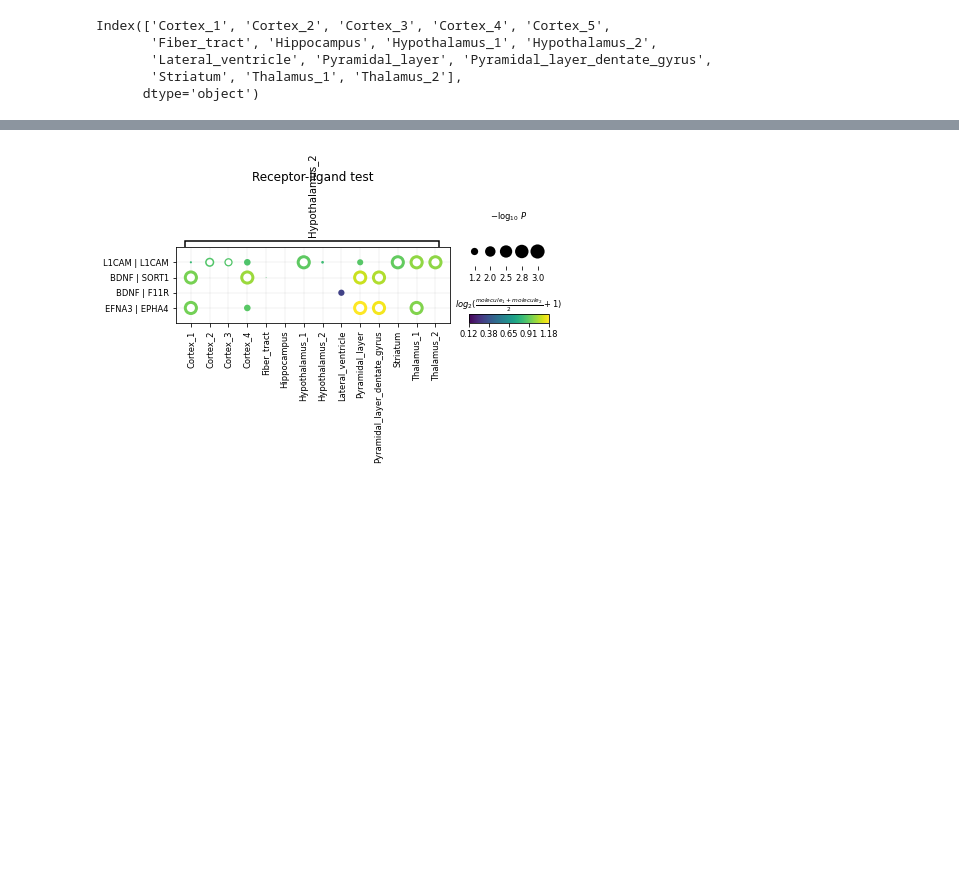
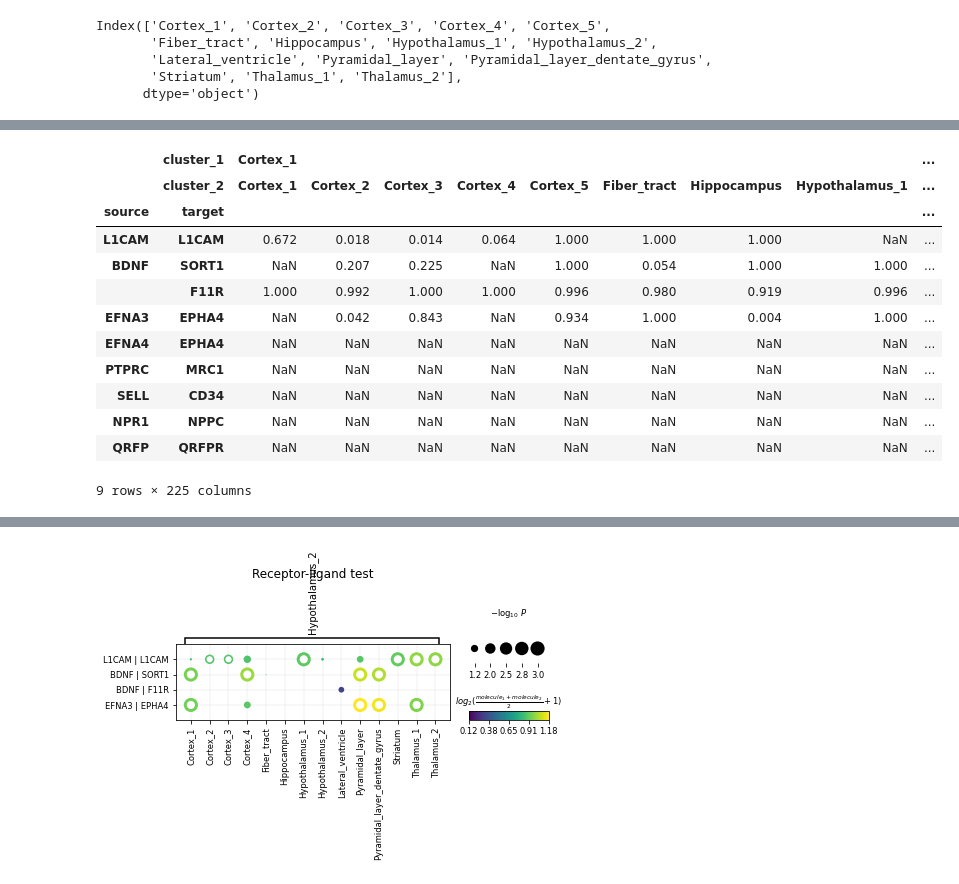
Before and after one commit to theislab/squidpy_reproducibility, a Jupyter notebook: notebooks/reproducibility/cellphonedb.ipynb, the cells around one changed output, grey strips where cells are left out. Cells and saved outputs as stored; diff of their text form; code cells hidden in the pictures; blank space fills up the shorter version.

```diff
--- a/notebooks/reproducibility/cellphonedb.ipynb
+++ b/notebooks/reproducibility/cellphonedb.ipynb
@@ -104,0 +129,16 @@ res = sq.gr.ligrec(
+# %%
+res['pvalues']
+# %% [output]
+|  | cluster_1 | Cortex_1 |  |  |  |  |  |  |  | ... |
+|  | cluster_2 | Cortex_1 | Cortex_2 | Cortex_3 | Cortex_4 | Cortex_5 | Fiber_tract | Hippocampus | Hypothalamus_1 | ... |
+| source | target |  |  |  |  |  |  |  |  | ... |
+| L1CAM | L1CAM | 0.672 | 0.018 | 0.014 | 0.064 | 1.000 | 1.000 | 1.000 | NaN | ... |
+| BDNF | SORT1 | NaN | 0.207 | 0.225 | NaN | 1.000 | 0.054 | 1.000 | 1.000 | ... |
+|  | F11R | 1.000 | 0.992 | 1.000 | 1.000 | 0.996 | 0.980 | 0.919 | 0.996 | ... |
+| EFNA3 | EPHA4 | NaN | 0.042 | 0.843 | NaN | 0.934 | 1.000 | 0.004 | 1.000 | ... |
+| EFNA4 | EPHA4 | NaN | NaN | NaN | NaN | NaN | NaN | NaN | NaN | ... |
+| PTPRC | MRC1 | NaN | NaN | NaN | NaN | NaN | NaN | NaN | NaN | ... |
+| SELL | CD34 | NaN | NaN | NaN | NaN | NaN | NaN | NaN | NaN | ... |
+| NPR1 | NPPC | NaN | NaN | NaN | NaN | NaN | NaN | NaN | NaN | ... |
+| QRFP | QRFPR | NaN | NaN | NaN | NaN | NaN | NaN | NaN | NaN | ... |
+9 rows × 225 columns
```
Also changed, not shown: parts of 14 cells of this notebook.
